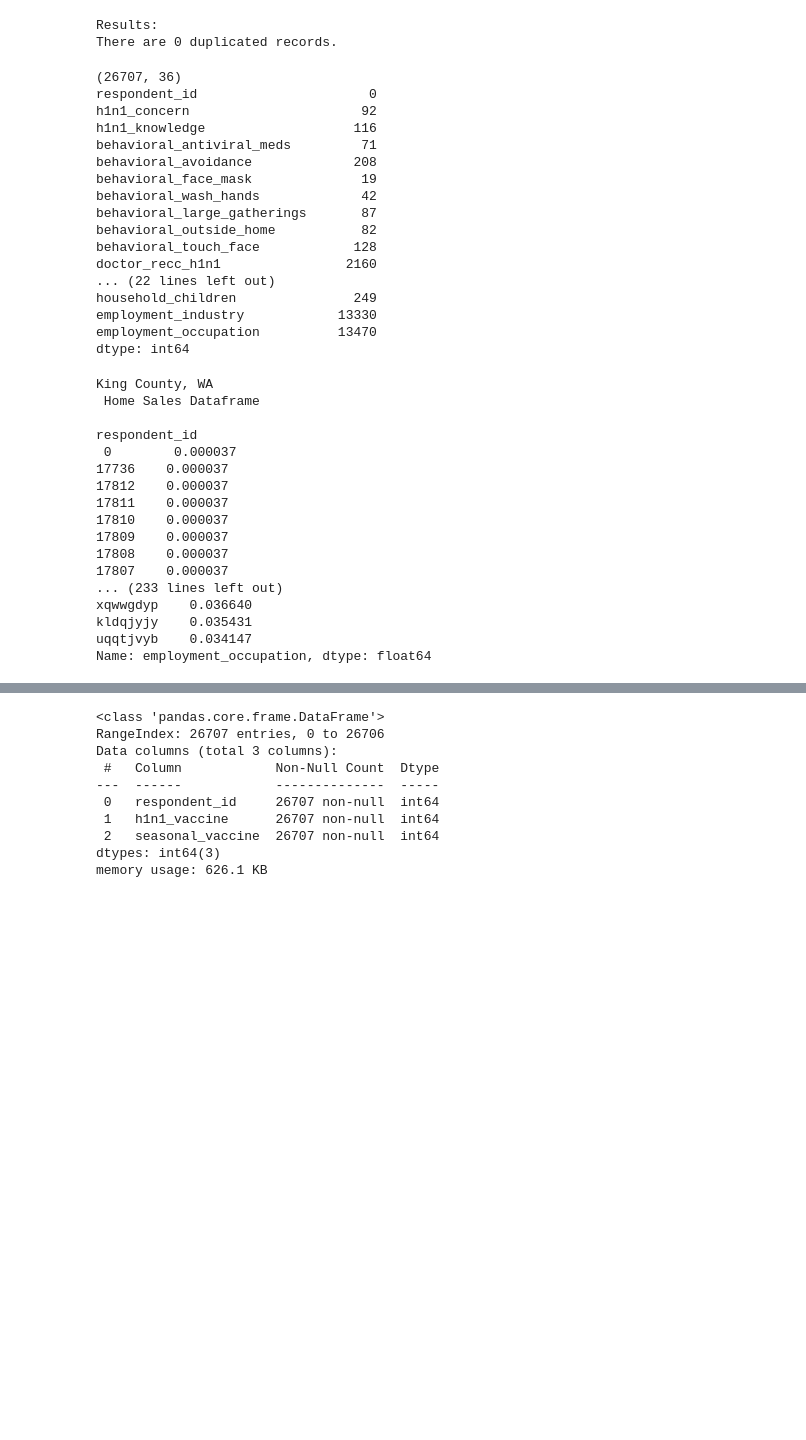
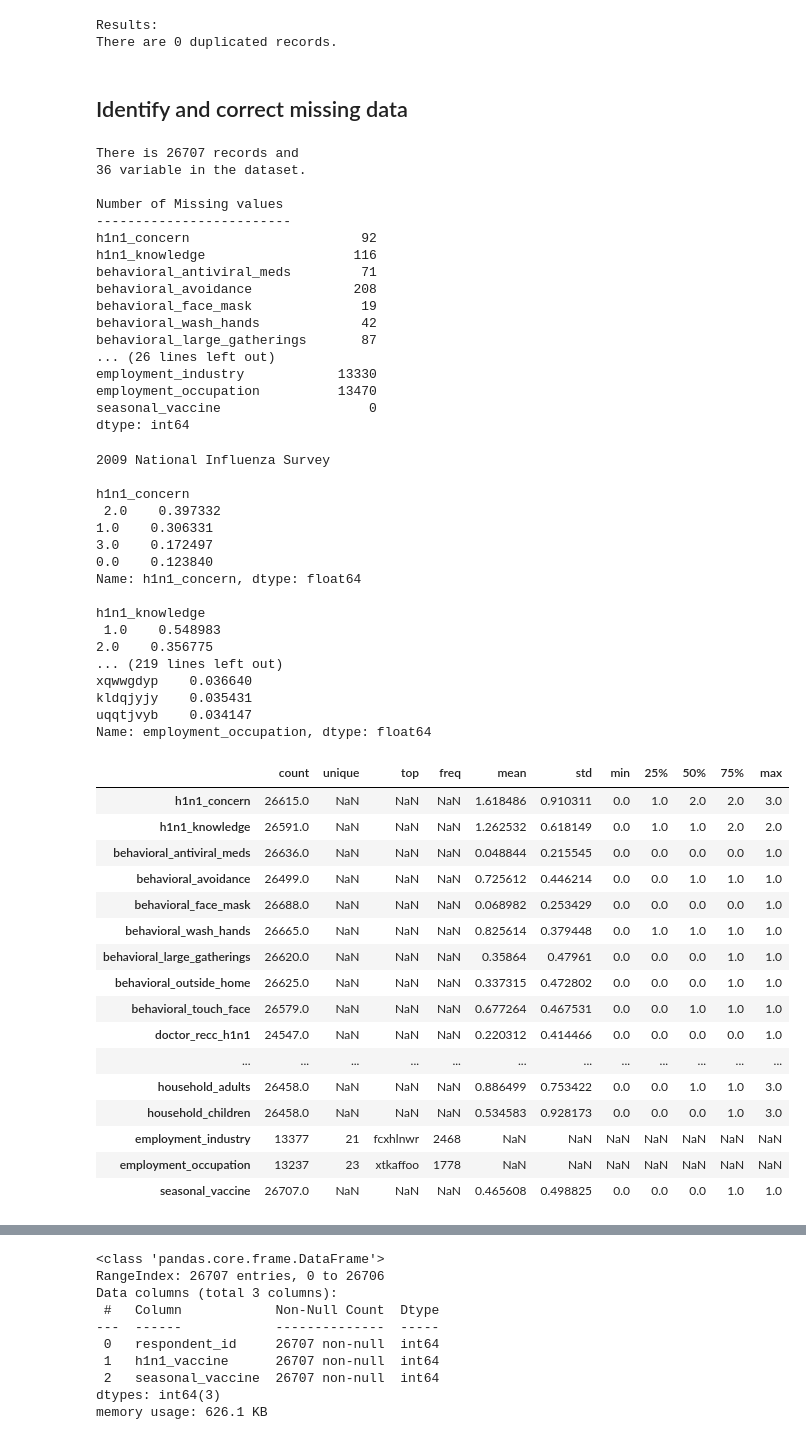
Before and after one commit to kjspring/dsc-phase-3-project-v2-3, a Jupyter notebook: Untitled.ipynb, the cells around one changed output, grey strips where cells are left out. Drawn from its saved outputs; the diff is of its cells as text; code cells hidden in the pictures; blank space fills up the shorter version.

```diff
--- a/Untitled.ipynb
+++ b/Untitled.ipynb
@@ -182,13 +172,22 @@ print(f"Results:\nThere are {duplicates_len} duplicated records.")
 # %% [output]
 Results:
 There are 0 duplicated records.
+# %% [markdown]
+## Identify and correct missing data
 # %%
 # null values
-print(data_features.shape)
-print(data_features.isna().sum())
+print(f'''
+There is {data.shape[0]} records and
+{data.shape[1]} variable in the dataset.
+''')
+
+print(f'Number of Missing values\n-------------------------\n{data.isna().sum()}')
 # %% [output]
-(26707, 36)
-respondent_id                      0
+There is 26707 records and
+36 variable in the dataset.
+
+Number of Missing values
+-------------------------
 h1n1_concern                      92
 h1n1_knowledge                   116
 behavioral_antiviral_meds         71
@@ -196,34 +195,31 @@ behavioral_avoidance             208
 behavioral_face_mask              19
 behavioral_wash_hands             42
 behavioral_large_gatherings       87
-behavioral_outside_home           82
-behavioral_touch_face            128
-doctor_recc_h1n1                2160
-... (22 lines left out)
-household_children               249
+... (26 lines left out)
 employment_industry            13330
 employment_occupation          13470
+seasonal_vaccine                   0
 dtype: int64
 # %%
 # Any placeholders?
 # Look for top occuring values
-print('King County, WA \n Home Sales Dataframe\n')
+print('2009 National Influenza Survey\n')
 for col in data_features.columns:
     print(col, '\n', data_features[col].value_counts(normalize = True).head(10), '\n')
 # %% [output]
-King County, WA
- Home Sales Dataframe
+2009 National Influenza Survey
 
-respondent_id
- 0        0.000037
-17736    0.000037
-17812    0.000037
-17811    0.000037
-17810    0.000037
-17809    0.000037
-17808    0.000037
-17807    0.000037
-... (233 lines left out)
+h1n1_concern
+ 2.0    0.397332
+1.0    0.306331
+3.0    0.172497
+0.0    0.123840
+Name: h1n1_concern, dtype: float64
+
+h1n1_knowledge
+ 1.0    0.548983
+2.0    0.356775
+... (219 lines left out)
 xqwwgdyp    0.036640
 kldqjyjy    0.035431
 uqqtjvyb    0.034147
@@ -241,0 +237,20 @@ Name: employment_occupation, dtype: float64
+# %%
+data.describe(include='all').T
+# %% [output]
+|  | count | unique | top | freq | mean | std | min | 25% | 50% | 75% | max |
+| h1n1_concern | 26615.0 | NaN | NaN | NaN | 1.618486 | 0.910311 | 0.0 | 1.0 | 2.0 | 2.0 | 3.0 |
+| h1n1_knowledge | 26591.0 | NaN | NaN | NaN | 1.262532 | 0.618149 | 0.0 | 1.0 | 1.0 | 2.0 | 2.0 |
+| behavioral_antiviral_meds | 26636.0 | NaN | NaN | NaN | 0.048844 | 0.215545 | 0.0 | 0.0 | 0.0 | 0.0 | 1.0 |
+| behavioral_avoidance | 26499.0 | NaN | NaN | NaN | 0.725612 | 0.446214 | 0.0 | 0.0 | 1.0 | 1.0 | 1.0 |
+| behavioral_face_mask | 26688.0 | NaN | NaN | NaN | 0.068982 | 0.253429 | 0.0 | 0.0 | 0.0 | 0.0 | 1.0 |
+| behavioral_wash_hands | 26665.0 | NaN | NaN | NaN | 0.825614 | 0.379448 | 0.0 | 1.0 | 1.0 | 1.0 | 1.0 |
+| behavioral_large_gatherings | 26620.0 | NaN | NaN | NaN | 0.35864 | 0.47961 | 0.0 | 0.0 | 0.0 | 1.0 | 1.0 |
+| behavioral_outside_home | 26625.0 | NaN | NaN | NaN | 0.337315 | 0.472802 | 0.0 | 0.0 | 0.0 | 1.0 | 1.0 |
+| behavioral_touch_face | 26579.0 | NaN | NaN | NaN | 0.677264 | 0.467531 | 0.0 | 0.0 | 1.0 | 1.0 | 1.0 |
+| doctor_recc_h1n1 | 24547.0 | NaN | NaN | NaN | 0.220312 | 0.414466 | 0.0 | 0.0 | 0.0 | 0.0 | 1.0 |
+| ... | ... | ... | ... | ... | ... | ... | ... | ... | ... | ... | ... |
+| household_adults | 26458.0 | NaN | NaN | NaN | 0.886499 | 0.753422 | 0.0 | 0.0 | 1.0 | 1.0 | 3.0 |
+| household_children | 26458.0 | NaN | NaN | NaN | 0.534583 | 0.928173 | 0.0 | 0.0 | 0.0 | 1.0 | 3.0 |
+| employment_industry | 13377 | 21 | fcxhlnwr | 2468 | NaN | NaN | NaN | NaN | NaN | NaN | NaN |
+| employment_occupation | 13237 | 23 | xtkaffoo | 1778 | NaN | NaN | NaN | NaN | NaN | NaN | NaN |
+| seasonal_vaccine | 26707.0 | NaN | NaN | NaN | 0.465608 | 0.498825 | 0.0 | 0.0 | 0.0 | 1.0 | 1.0 |
```
Also changed, not shown: parts of 15 cells of this notebook.
